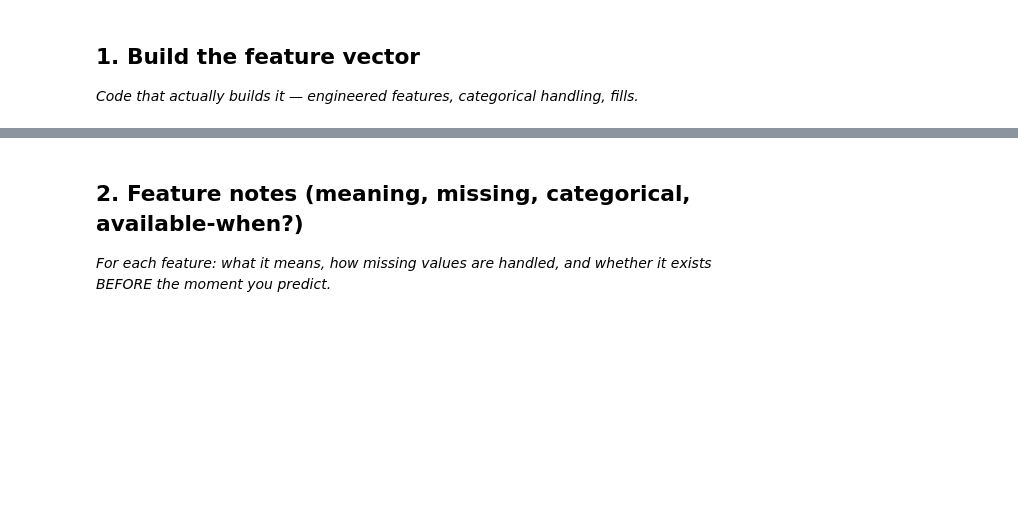
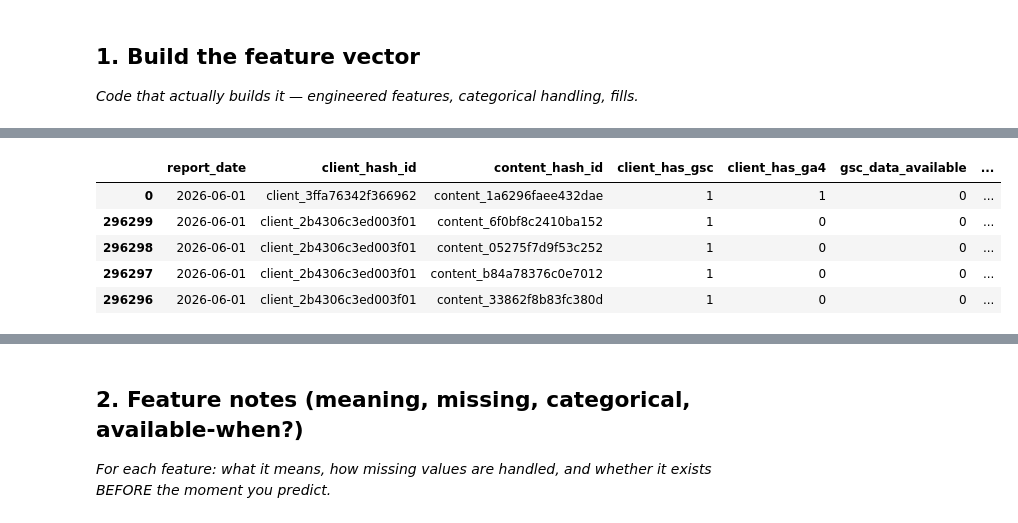
Before and after one commit to ibrahimcancode/flyrank-ml-internship, a Jupyter notebook: work/notebooks/w03_feature_leakage_check.ipynb, the cells around one changed output, grey strips where cells are left out. Saved outputs shown, nothing was run; the diff lists cells and outputs as text; code cells hidden in the pictures; blank space fills up the shorter version.

```diff
--- a/work/notebooks/w03_feature_leakage_check.ipynb
+++ b/work/notebooks/w03_feature_leakage_check.ipynb
@@ -15,0 +166,81 @@ This skeleton is yours to fill. Work the sections **in order** — each one has
+# %%
+import pandas as pd
+import numpy as np
+
+# Create feature dataset
+features = df.copy()
+
+# Sort by date to keep historical order
+features = features.sort_values("report_date")
+
+
+# Fill missing numerical values
+numeric_cols = features.select_dtypes(include=np.number).columns
+
+for col in numeric_cols:
+    features[col] = features[col].fillna(0)
+
+
+# Create engineered features
+
+# Total AI traffic
+ai_cols = [
+    "ai_chatgpt",
+    "ai_perplexity",
+    "ai_gemini",
+    "ai_copilot",
+    "ai_claude",
+    "ai_meta",
+    "ai_other"
+]
+
+features["total_ai_sources"] = features[ai_cols].sum(axis=1)
+
+
+# Total traffic from all channels
+traffic_cols = [
+    "sessions_organic",
+    "sessions_direct",
+    "sessions_referral",
+    "sessions_social",
+    "sessions_paid",
+    "sessions_ai"
+]
+
+features["total_sessions"] = features[traffic_cols].sum(axis=1)
+
+
+# CTR from Google Search Console
+features["gsc_ctr"] = (
+    features["gsc_clicks"] /
+    (features["gsc_impressions"] + 1)
+)
+
+
+# Engagement per session
+features["engagement_per_session"] = (
+    features["ga4_total_engagement_sec"] /
+    (features["ga4_sessions"] + 1)
+)
+
+
+# Convert categorical columns
+categorical_cols = [
+    "client_has_gsc",
+    "client_has_ga4",
+    "gsc_data_available",
+    "ga4_data_available"
+]
+
+for col in categorical_cols:
+    features[col] = features[col].fillna(False).astype(int)
+
+
+features.head()
+# %% [output]
+|  | report_date | client_hash_id | content_hash_id | client_has_gsc | client_has_ga4 | gsc_data_available | ... |
+| 0 | 2026-06-01 | client_3ffa76342f366962 | content_1a6296faee432dae | 1 | 1 | 0 | ... |
+| 296299 | 2026-06-01 | client_2b4306c3ed003f01 | content_6f0bf8c2410ba152 | 1 | 0 | 0 | ... |
+| 296298 | 2026-06-01 | client_2b4306c3ed003f01 | content_05275f7d9f53c252 | 1 | 0 | 0 | ... |
+| 296297 | 2026-06-01 | client_2b4306c3ed003f01 | content_b84a78376c0e7012 | 1 | 0 | 0 | ... |
+| 296296 | 2026-06-01 | client_2b4306c3ed003f01 | content_33862f8b83fc380d | 1 | 0 | 0 | ... |
```
Also changed, not shown: parts of 20 cells of this notebook.
